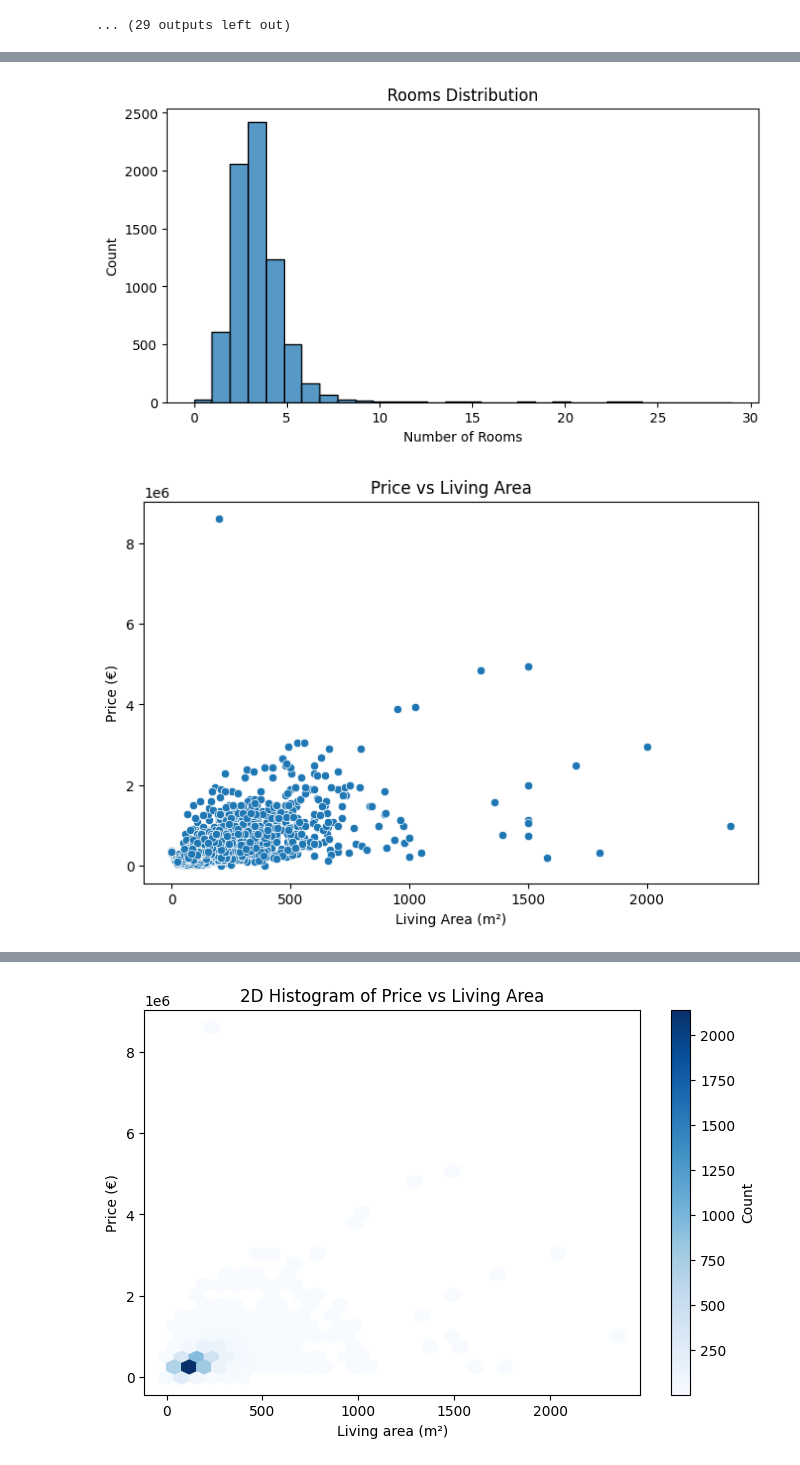
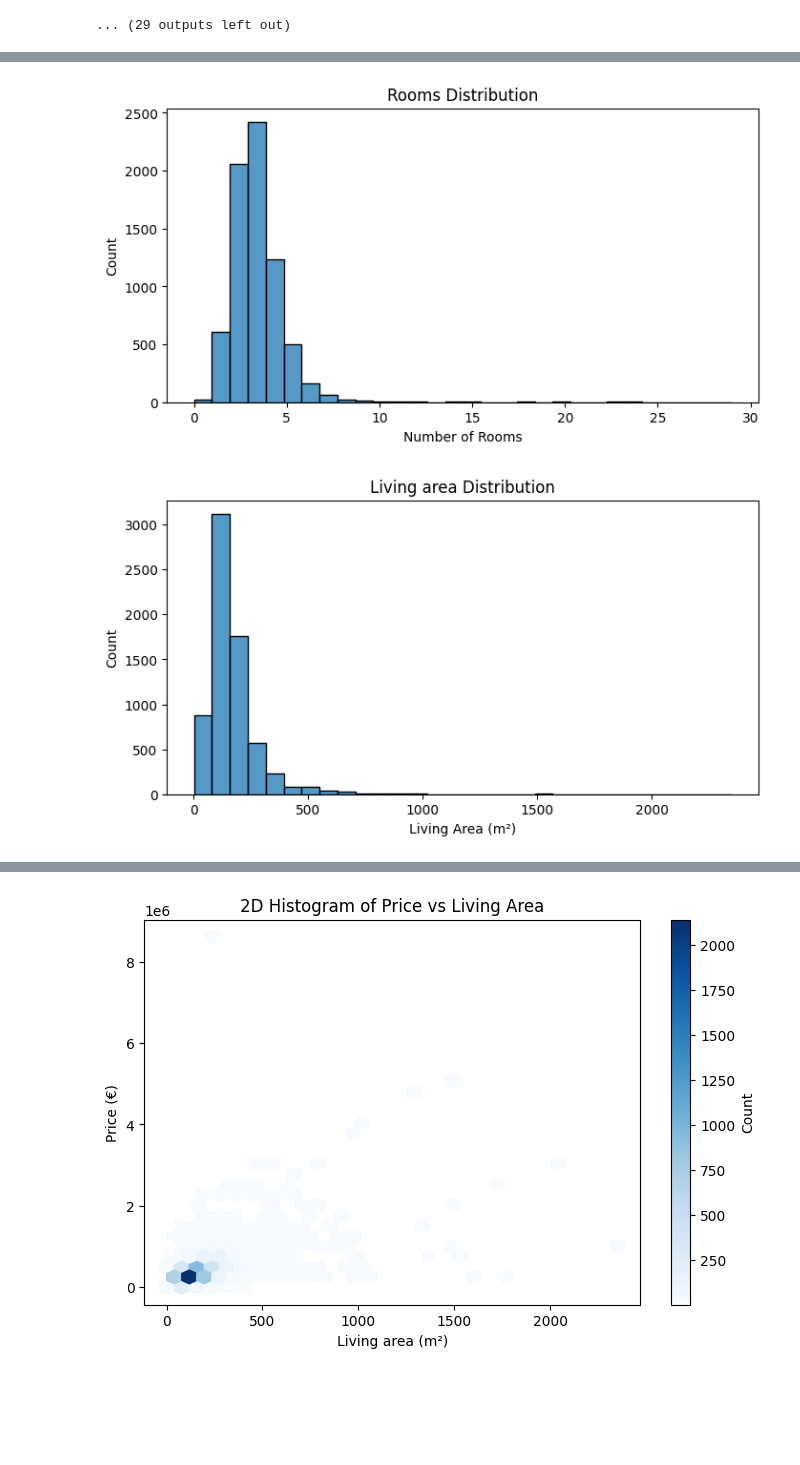
Before and after one commit to michiel-rondelez/immo-eliza-wolves-analysis, a Jupyter notebook: ena.ipynb, the cells around one changed output, grey strips where cells are left out. Cells and saved outputs as stored; diff of their text form; code cells hidden in the pictures; blank space fills up the shorter version.

```diff
--- a/ena.ipynb
+++ b/ena.ipynb
@@ -134,15 +135,15 @@ Unique values in 'Equipped kitchen':
 import seaborn as sns
 import matplotlib.pyplot as plt
 
-# ======= 1. HISTOGRAM لـ PRICE =======
+# ======= 1. HISTOGRAM لـ PRICE  Distribution =======
 plt.figure(figsize=(8, 4))
-sns.histplot(df["Price"], bins=50)
+sns.histplot(df["Price"], bins=30)
 plt.title("Price Distribution")
 plt.xlabel("Price (€)")
 plt.ylabel("Count")
 plt.show()
 
-# ======= 2. HISTOGRAM لـ Number of Rooms =======
+# ======= 2. HISTOGRAM لـ Number of Rooms Distribution =======
 plt.figure(figsize=(8, 4))
 sns.histplot(df["Number of rooms"], bins=30)
 plt.title("Rooms Distribution")
@@ -150,7 +151,25 @@ plt.xlabel("Number of Rooms")
 plt.ylabel("Count")
 plt.show()
 
-# ======= 3. SCATTER PLOT: PRICE vs LIVING AREA =======
+# ======= 3. HISTOGRAM لـ lIVING AREA Distribution =======
+plt.figure(figsize=(8, 4))
+sns.histplot(df["Living area"], bins=30)
+plt.title ("Living area Distribution")
+plt.xlabel("Living Area (m²)")
+plt.ylabel("Count")
+plt.show()
+
+# ======= 4. HISTOGRAM لـ Gareden = 1 Distribution =======
+plt.figure(figsize=(8, 4))
+sns.histplot(df["Garden"], bins=30)
+plt.title ("Garden Distribution")
+plt.xlabel("Garden")
+plt.ylabel("Count")
+plt.show()
+#-----------------------------------------------------------------------------------
+#    PRICE Vs -----
+
+# ======= 1. SCATTER PLOT: PRICE vs LIVING AREA =======
 plt.figure(figsize=(8, 5))
 sns.scatterplot(data=df, x="Living area", y="Price")
 plt.title("Price vs Living Area")
@@ -158,11 +177,19 @@ plt.xlabel("Living Area (m²)")
 plt.ylabel("Price (€)")
 plt.show()
 
-# ======= 4. SCATTER PLOT: PRICE vs GARDEN =======
+# ======= 1. SCATTER PLOT: PRICE vs Number of rooms  =======
+plt.figure(figsize=(8, 5))
+sns.scatterplot(data=df, x="Number of rooms", y="Price")
+plt.title("Price vs Number of rooms ")
+plt.xlabel("Number of rooms ")
+plt.ylabel("Price (€)")
+plt.show()
+
+# ======= 1. SCATTER PLOT: PRICE vs Garden   =======
 plt.figure(figsize=(8, 5))
 sns.scatterplot(data=df, x="Garden", y="Price")
-plt.title("Price vs Garden Availability")
-plt.xlabel("Garden (0 = No, 1 = Yes)")
+plt.title("Price vs Garden ")
+plt.xlabel("Garden ")
 plt.ylabel("Price (€)")
 plt.show()
 # %% [output]
@@ -170,2 +197,2 @@ plt.show()
 [figure]
-[figure, old version]
+[figure, new version]
```
Also changed, not shown: parts of 12 cells of this notebook.
